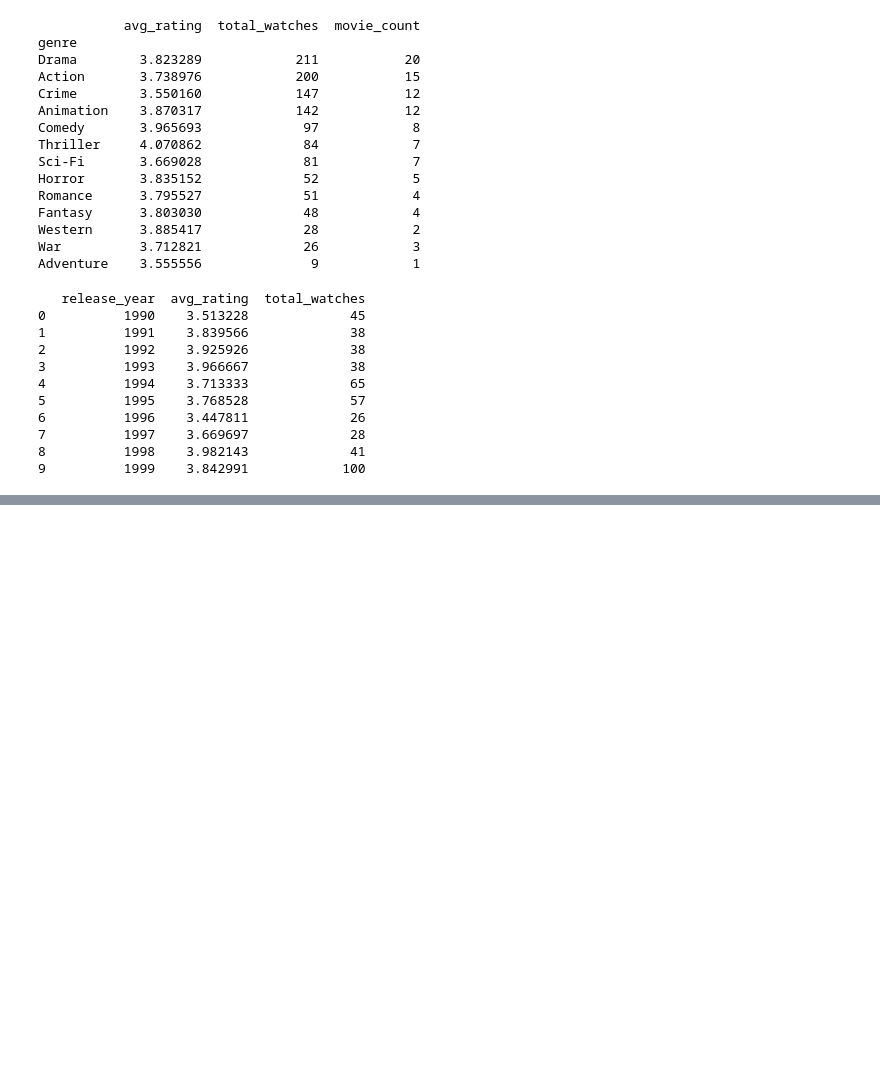
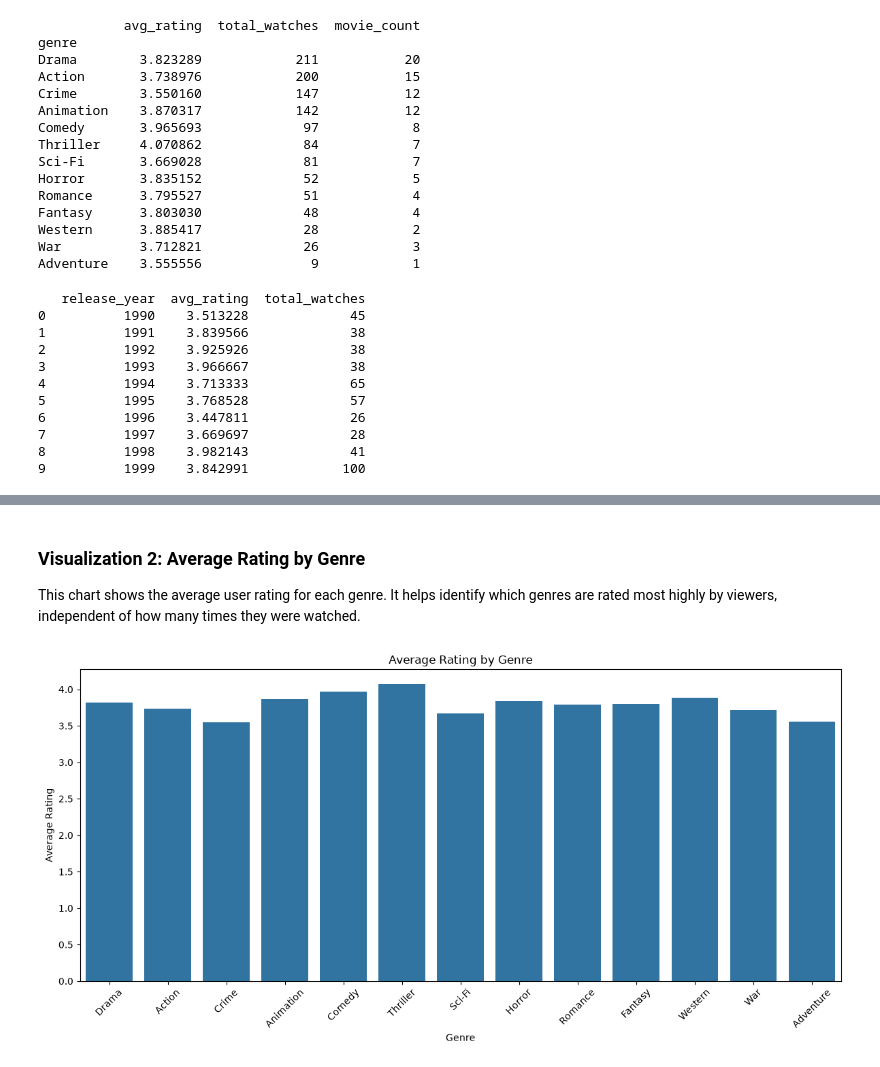
Before and after one commit to MichaelNjuki/MICHAEL-TALUKDER, a Jupyter notebook: notebooks/netflix_popularity_analysis.ipynb, the cells around one changed output, grey strips where cells are left out. Drawn from its saved outputs; the diff is of its cells as text; code cells hidden in the pictures; blank space fills up the shorter version.

```diff
--- a/notebooks/netflix_popularity_analysis.ipynb
+++ b/notebooks/netflix_popularity_analysis.ipynb
@@ -178,0 +280,14 @@ print(year_stats.head(10))
+# %% [markdown]
+### Visualization 2: Average Rating by Genre
+This chart shows the average user rating for each genre. It helps identify which genres are rated most highly by viewers, independent of how many times they were watched.
+# %%
+plt.figure(figsize=(12, 6))
+sns.barplot(data=genre_stats.reset_index(), x="genre", y="avg_rating")
+plt.title("Average Rating by Genre")
+plt.xlabel("Genre")
+plt.ylabel("Average Rating")
+plt.xticks(rotation=45)
+plt.tight_layout()
+plt.show()
+# %% [output]
+[figure, added]
```
Also changed, not shown: parts of 18 cells of this notebook.
